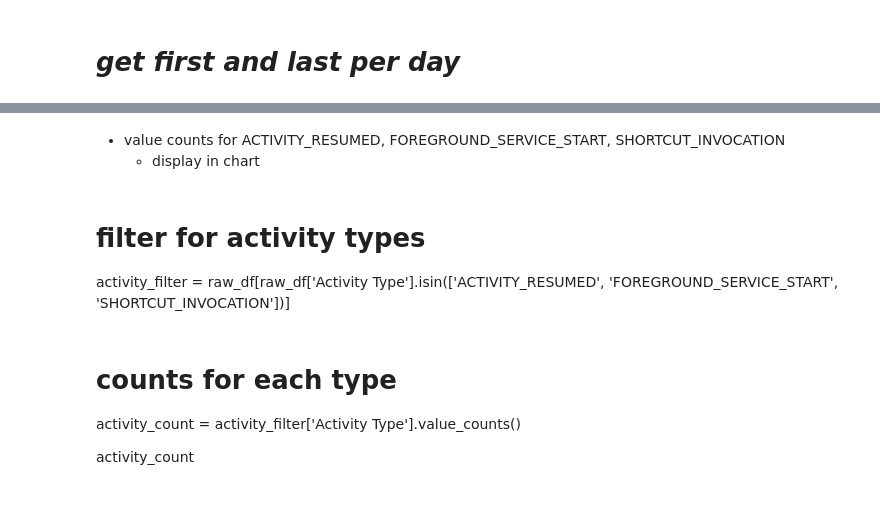
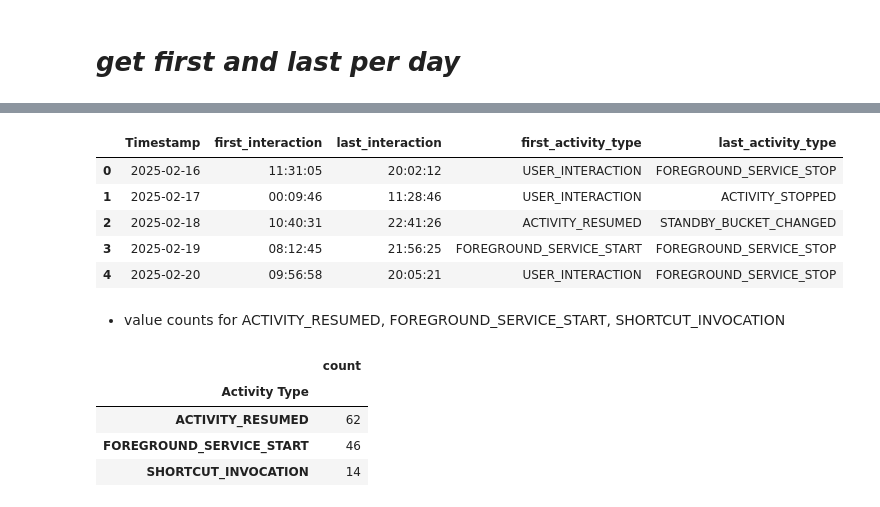
Before and after one commit to aaronAlien/Exploring-Spotify, a Jupyter notebook: spotify_interaction.ipynb, the cells around one changed output, grey strips where cells are left out. Saved outputs shown, nothing was run; the diff lists cells and outputs as text; code cells hidden in the pictures.

```diff
--- a/spotify_interaction.ipynb
+++ b/spotify_interaction.ipynb
@@ -138,10 +160,14 @@ plt.show()
 # %%
 # group by date - find first and last
 
-first_and_last = cleaned_my_spotify_usage.groupby('Date').agg(
+first_and_last = pd.DataFrame(cleaned_my_spotify_usage.groupby(cleaned_my_spotify_usage['Timestamp'].dt.date).agg(
     first_interaction=('Time', 'first'),
-    last_interaction=('Time', 'last')
-).reset_index()
+    last_interaction=('Time', 'last'),
+    first_activity_type=('Activity Type', 'first'),
+    last_activity_type=('Activity Type', 'last')
+).reset_index())
 
-pprint.pprint(first_and_last)
+first_and_last.head()
+
+#pprint.pprint(first_and_last)
 # %% [output]
@@ -156,11 +174,8 @@ pprint.pprint(first_and_last)
+|  | Timestamp | first_interaction | last_interaction | first_activity_type | last_activity_type |
+| 0 | 2025-02-16 | 11:31:05 | 20:02:12 | USER_INTERACTION | FOREGROUND_SERVICE_STOP |
+| 1 | 2025-02-17 | 00:09:46 | 11:28:46 | USER_INTERACTION | ACTIVITY_STOPPED |
+| 2 | 2025-02-18 | 10:40:31 | 22:41:26 | ACTIVITY_RESUMED | STANDBY_BUCKET_CHANGED |
+| 3 | 2025-02-19 | 08:12:45 | 21:56:25 | FOREGROUND_SERVICE_START | FOREGROUND_SERVICE_STOP |
+| 4 | 2025-02-20 | 09:56:58 | 20:05:21 | USER_INTERACTION | FOREGROUND_SERVICE_STOP |
 # %% [markdown]
 * value counts for ACTIVITY_RESUMED, FOREGROUND_SERVICE_START, SHORTCUT_INVOCATION
-    * display in chart
-# %% [markdown]
-# filter for activity types
-activity_filter = raw_df[raw_df['Activity Type'].isin(['ACTIVITY_RESUMED', 'FOREGROUND_SERVICE_START', 'SHORTCUT_INVOCATION'])]
-# %% [markdown]
-# counts for each type
-activity_count = activity_filter['Activity Type'].value_counts()
-
-activity_count
@@ -166,0 +185,11 @@ activity_count
+# %%
+# counts for each type
+activity_count = pd.DataFrame(activity_filter['Activity Type'].value_counts())
+
+activity_count
+# %% [output]
+|  | count |
+| Activity Type |  |
+| ACTIVITY_RESUMED | 62 |
+| FOREGROUND_SERVICE_START | 46 |
+| SHORTCUT_INVOCATION | 14 |
```
Also changed, not shown: parts of 7 cells of this notebook, 1 other file.
